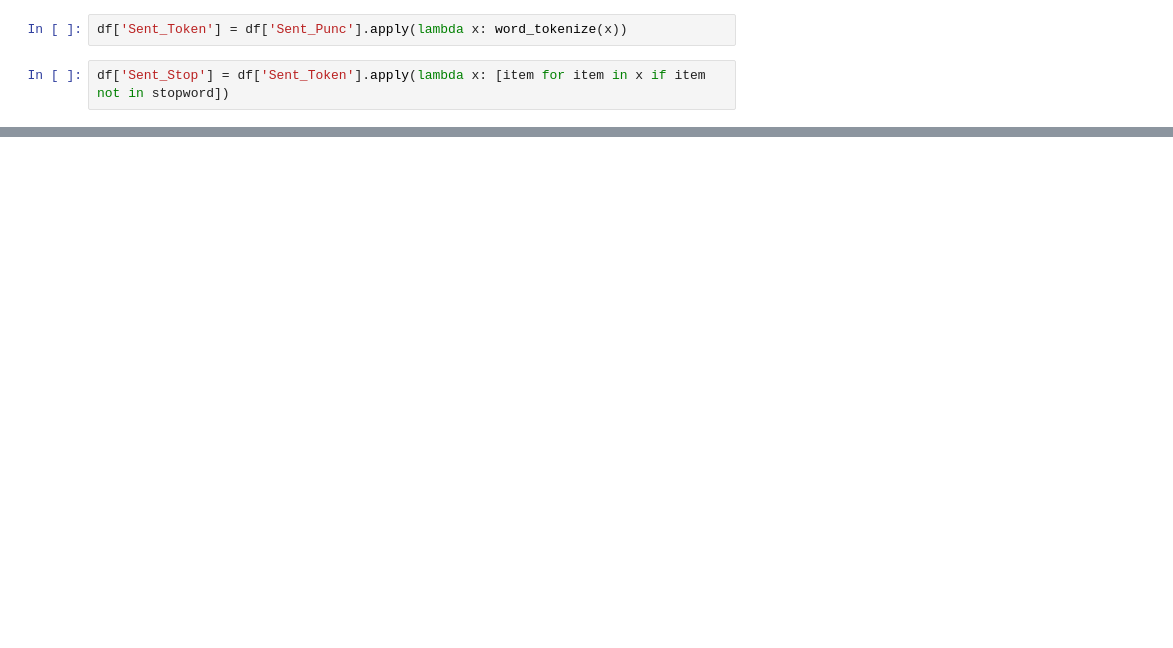
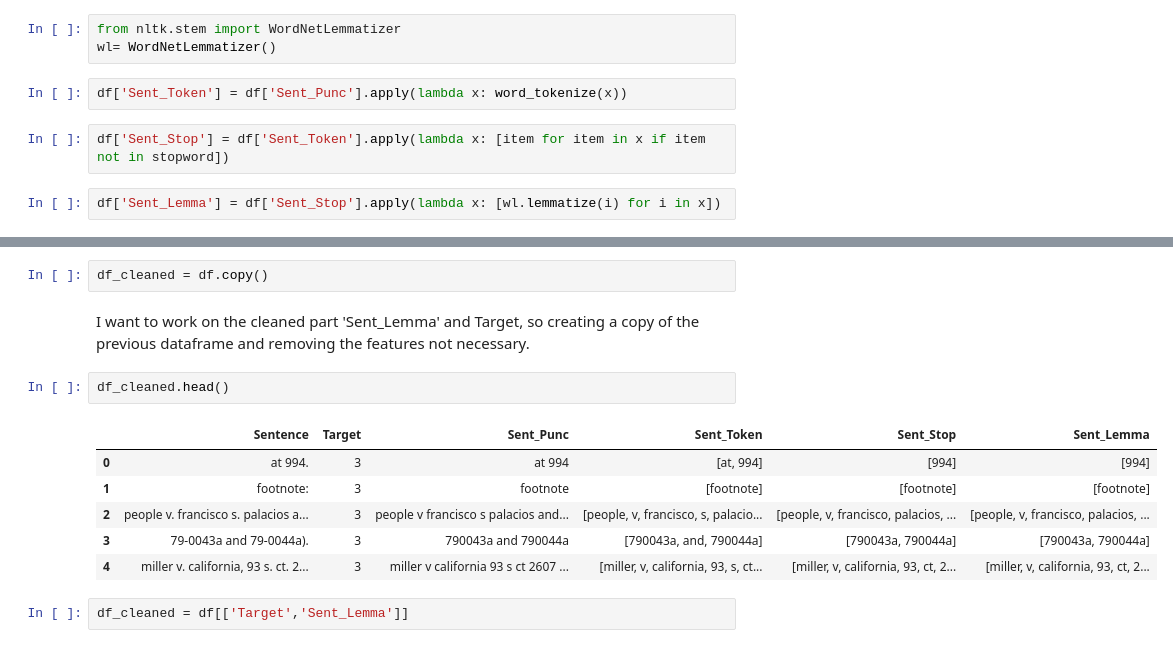
Before and after one commit to prithvikolla/Compuational_Methods_INFO5731, a Jupyter notebook: Project_Legal_Text_Mining/LegalTextM.ipynb, the cells around one changed output, grey strips where cells are left out. Drawn from its saved outputs; the diff is of its cells as text; blank space fills up the shorter version.

```diff
--- a/Project_Legal_Text_Mining/LegalTextM.ipynb
+++ b/Project_Legal_Text_Mining/LegalTextM.ipynb
@@ -119,5 +166,10 @@ stopword = nltk.corpus.stopwords.words('english')
+# %%
+from nltk.stem import WordNetLemmatizer
+wl= WordNetLemmatizer()
 # %%
 df['Sent_Token'] = df['Sent_Punc'].apply(lambda x: word_tokenize(x))
 # %%
 df['Sent_Stop'] = df['Sent_Token'].apply(lambda x: [item for item in x if item not in stopword])
+# %%
+df['Sent_Lemma'] = df['Sent_Stop'].apply(lambda x: [wl.lemmatize(i) for i in x])
 # %%
@@ -169,0 +215,15 @@ nos
+# %%
+df_cleaned = df.copy()
+# %% [markdown]
+I want to work on the cleaned part 'Sent_Lemma' and Target, so creating a copy of the previous dataframe and removing the features not necessary.
+# %%
+df_cleaned.head()
+# %% [output]
+|  | Sentence | Target | Sent_Punc | Sent_Token | Sent_Stop | Sent_Lemma |
+| 0 | at 994. | 3 | at 994 | [at, 994] | [994] | [994] |
+| 1 | footnote: | 3 | footnote | [footnote] | [footnote] | [footnote] |
+| 2 | people v. francisco s. palacios a... | 3 | people v francisco s palacios and... | [people, v, francisco, s, palacio... | [people, v, francisco, palacios, ... | [people, v, francisco, palacios, ... |
+| 3 | 79-0043a and 79-0044a). | 3 | 790043a and 790044a | [790043a, and, 790044a] | [790043a, 790044a] | [790043a, 790044a] |
+| 4 | miller v. california, 93 s. ct. 2... | 3 | miller v california 93 s ct 2607 ... | [miller, v, california, 93, s, ct... | [miller, v, california, 93, ct, 2... | [miller, v, california, 93, ct, 2... |
+# %%
+df_cleaned = df[['Target','Sent_Lemma']]
```
Also changed, not shown: parts of 17 cells of this notebook.
